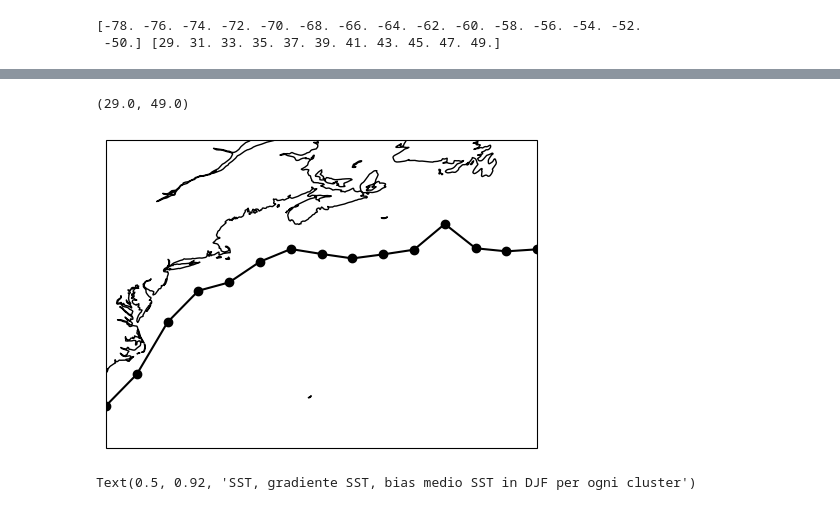
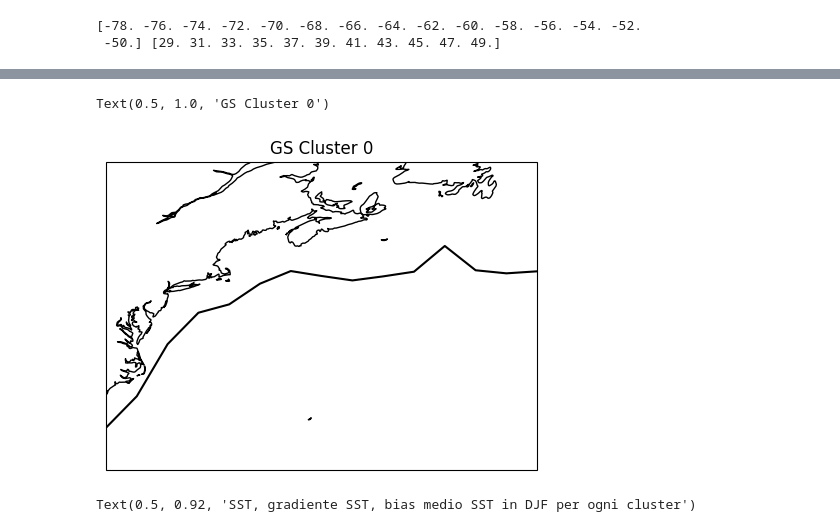
Before and after one commit to sbeltrami/tesi, a Jupyter notebook: gulf_stream_plot.ipynb, the cells around one changed output, grey strips where cells are left out. Cells and saved outputs as stored; diff of their text form; code cells hidden in the pictures.

```diff
--- a/gulf_stream_plot.ipynb
+++ b/gulf_stream_plot.ipynb
@@ -104,6 +113,8 @@ for i in range(len(list_clusters)): #ciclo su tutte le 5 liste, cioè su tutti e
 Calcolo gradiente e determino il massimo per ogni modello, poi calcolo la media dei massimi per ogni cluster
 # %%
 n_clusters = 5 #number clusters
+l = 0 #inizializzo indice per il gradiente di tutti i modelli, che mi serve per la gs della multi model mean
+gradient_all_models = np.zeros((len(models),len(models[list_cluster0[0]]['GS box']['tos'].time),len(models[list_cluster0[0]]['GS box']['tos'].lat),len(models[list_cluster0[0]]['GS box']['tos'].lon))) #è il gradiente di tutti i modelli, mi serve per calcolare la GS della multi model mean
 #Valore medio del gradiente dei modelli dei 5 cluster
 mean_gradient = np.zeros((n_clusters,len(models[list_cluster0[0]]['GS box']['tos'].time),len(models[list_cluster0[0]]['GS box']['tos'].lat),len(models[list_cluster0[0]]['GS box']['tos'].lon)))# (5,time,len(lat),len(lon))
 #Array con 1, 0 dove gli 1 indicano la latitudine in cui si ha il gradiente massimo medio per ogni cluster
@@ -122,7 +133,19 @@ for n in range(len(list_clusters)): #ciclo su tutte le 5 liste, cioè su tutti e
             for j in range(len(models[list_cluster0[0]]['GS box']['tos'].lon)): #ciclo sulle longitudini
                 gradient[i,t,:,j] = np.gradient(models[list_clusters[n][i]]['GS box']['tos'][t,:,j]) #derivata lungo l'array (i,tutte le lat,lon=j), che ha valori fissati di modello scelto e longitudine --> differenza tra due latitudini vicine, a parità di longitudine
                 index_max_value[i,t,j] = np.nanargmax(abs(gradient[i,t,:,j])) #determino l'indice del valore massimo di gradient, non considero i nan come possibili valori massimi
+        gradient_all_models[l,:,:,:] = gradient[i,:,:,:]
+        l = l + 1 #aggiorno indice per il gradiente di tutti i modelli
         sum_bias = sum_bias + gradient[i,:,:,:] #faccio la somma degli elementi dell'array gradiente a fissata longitudine e modello
         sum_max = sum_max + index_max_value[i,:,:]
     array_max_mean[n,:,:] = (sum_max / len(list_clusters[n])) #media del valore massimo del gradiente
     mean_gradient[n,:,:,:] = (sum_bias / len(list_clusters[n])) #media del gradiente
+# %%
+#calcolo l'indice del valore massimo di gradient_all_models, per ogni modello
+index_max_value_all_models = np.zeros((len(models),len(models[list_cluster0[0]]['GS box']['tos'].time),len(models[list_cluster0[0]]['GS box']['tos'].lon)))
+sum_max_all_models = 0
+for i in range(len(models)): #il massimo lo trovo per ogni modello
+    for t in range(len(models[list_cluster0[0]]['GS box']['tos'].time)):
+        for j in range(len(models[list_cluster0[0]]['GS box']['tos'].lon)): #ciclo sulle longitudini
+            index_max_value_all_models[i,t,j] = np.nanargmax(abs(gradient_all_models[i,t,:,j]))
+    sum_max_all_models = sum_max_all_models + index_max_value_all_models[i,:,:]
+array_max_mean_all_models = sum_max_all_models / len(models) #media dei valori massimi del gradiente per ogni modello
@@ -129,3 +154,15 @@ for n in range(len(list_clusters)): #ciclo su tutte le 5 liste, cioè su tutti e
+# %%
+#Valore medio del gradiente di ESA-CCI
+mean_gradient_esa = np.zeros((len(dict_esa_gs['GS box'].time),len(dict_esa_gs['GS box'].lat),len(dict_esa_gs['GS box'].lon)))# (time,len(lat),len(lon))
+#gradiente sulla latitudine per ESA-CCI
+gradient_esa = np.zeros((len(dict_esa_gs['GS box'].time),len(dict_esa_gs['GS box'].lat),len(dict_esa_gs['GS box'].lon)))
+#valore massimo per ogni gradient per ESA-CCI
+index_max_value_esa = np.zeros((len(dict_esa_gs['GS box'].time),len(dict_esa_gs['GS box'].lon)))
+for t in range(len(dict_esa_gs['GS box'].time)):
+    #Ricerca del valore massimo sulla latitudine, a longitudine fissata
+    for j in range(len(dict_esa_gs['GS box'].lon)): #ciclo sulle longitudini
+        gradient_esa[t,:,j] = np.gradient(dict_esa_gs['GS box'][t,:,j]) #derivata lungo l'array (tutte le lat,lon=j), che ha valori fissati di modello scelto e longitudine --> differenza tra due latitudini vicine, a parità di longitudine
+        index_max_value_esa[t,j] = np.nanargmax(abs(gradient_esa[t,:,j])) #determino l'indice del valore massimo di gradient, non considero i nan come possibili valori massimi
 # %%
 print(mean_gradient[0,:,:,:].shape)
 print(array_max_mean[0,:,:].shape)
@@ -164,9 +237,6 @@ for n in range(n_clusters):
         i = 0 #inizializzo indice per determinare il giusto valore di latitudine
         while i < len(models['ACCESS-CM2']['GS box']['tos'].lat):
             decimal_part, integer_part = math.modf(array_max_mean_seas[n][j])#determino la parte intera e decimale del numero array_max_mean_seas
-            if n == 0:
-                print(decimal_part,integer_part,i)
             if math.isclose(integer_part,i): #se i due numeri sono uguali con una certa tolleranza perché le latitudini sono del tipo 29. mentre gli integer_part 29.0
-                print('vero')
                 array_max_mean_seas[n][j] = models['ACCESS-CM2']['GS box']['tos'].lat[i] + decimal_part
             i = i + 1
@@ -227,14 +295,15 @@ for n in range(n_clusters): #ciclo sui 5 cluster
 # %%
 fig,ax = plt.subplots(figsize=(10,4),subplot_kw={'projection': ccrs.PlateCarree()})
 
-punti = ax.scatter(array_max_mean_seas[0].lon - 360, array_max_mean_seas[0].data, color='black', marker='o',transform=ccrs.PlateCarree())
+#punti = ax.scatter(array_max_mean_seas[0].lon - 360, array_max_mean_seas[0].data, color='black', marker='o',transform=ccrs.PlateCarree())
 ax.plot(array_max_mean_seas[0].lon - 360, array_max_mean_seas[0].data, color='black', linestyle='-', transform=ccrs.PlateCarree())
 ax.coastlines()
 ax.set_xlim([lon.min(), lon.max()])
 ax.set_ylim([lat.min(), lat.max()])
+ax.set_title('GS Cluster 0')
 # %% [output]
-(29.0, 49.0)
+Text(0.5, 1.0, 'GS Cluster 0')
-[figure, old version]
+[figure, new version]
 # %%
 index = 0 #inizializzo l'indice che individua ogni cluster
 fig,ax = plt.subplots(nrows=5,ncols=3,figsize=(24,20),subplot_kw={"projection": ccrs.PlateCarree()})
```
Also changed, not shown: parts of 23 cells of this notebook.
